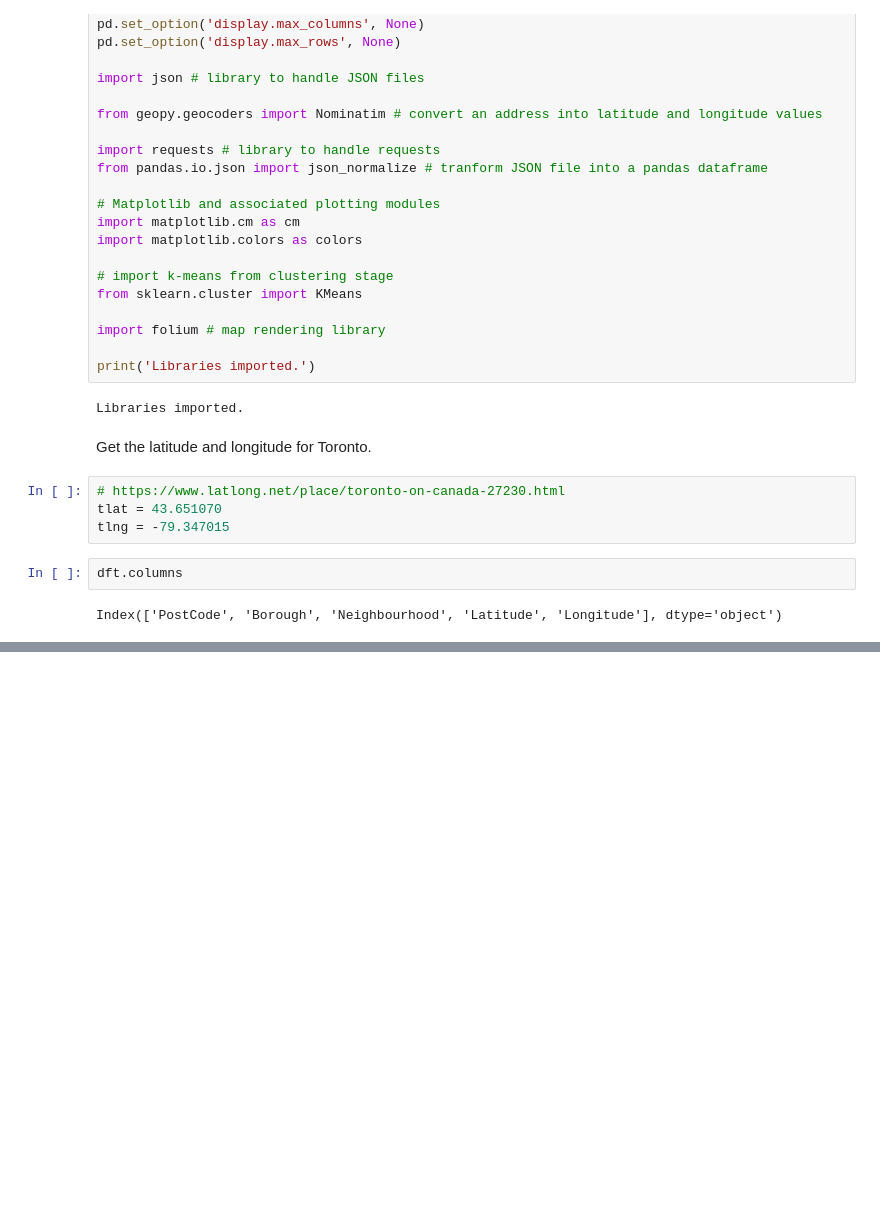
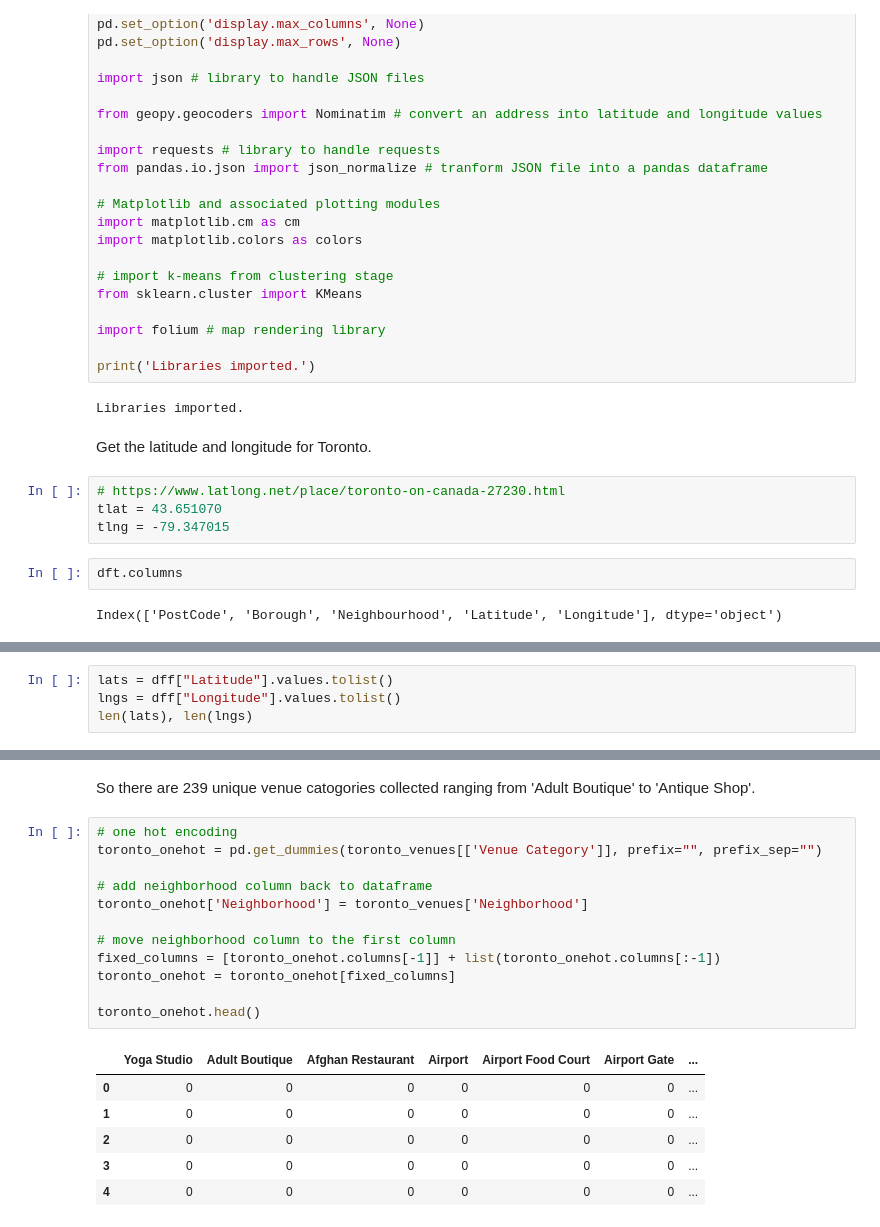
Before and after one commit to simongarisch/Coursera_Capstone, a Jupyter notebook: Segmenting and Clustering Neighborhoods in Toronto.ipynb, the cells around one changed output, grey strips where cells are left out. Cells and saved outputs as stored; diff of their text form; blank space fills up the shorter version.

```diff
--- a/Segmenting and Clustering Neighborhoods in Toronto.ipynb
+++ b/Segmenting and Clustering Neighborhoods in Toronto.ipynb
@@ -270,0 +309,4 @@ map_toronto
+# %%
+lats = dff["Latitude"].values.tolist()
+lngs = dff["Longitude"].values.tolist()
+len(lats), len(lngs)
@@ -270,0 +476,21 @@ map_toronto
+# %% [markdown]
+So there are 239 unique venue catogories collected ranging from 'Adult Boutique' to 'Antique Shop'.
+# %%
+# one hot encoding
+toronto_onehot = pd.get_dummies(toronto_venues[['Venue Category']], prefix="", prefix_sep="")
+
+# add neighborhood column back to dataframe
+toronto_onehot['Neighborhood'] = toronto_venues['Neighborhood']
+
+# move neighborhood column to the first column
+fixed_columns = [toronto_onehot.columns[-1]] + list(toronto_onehot.columns[:-1])
+toronto_onehot = toronto_onehot[fixed_columns]
+
+toronto_onehot.head()
+# %% [output]
+|  | Yoga Studio | Adult Boutique | Afghan Restaurant | Airport | Airport Food Court | Airport Gate | ... |
+| 0 | 0 | 0 | 0 | 0 | 0 | 0 | ... |
+| 1 | 0 | 0 | 0 | 0 | 0 | 0 | ... |
+| 2 | 0 | 0 | 0 | 0 | 0 | 0 | ... |
+| 3 | 0 | 0 | 0 | 0 | 0 | 0 | ... |
+| 4 | 0 | 0 | 0 | 0 | 0 | 0 | ... |
```
Also changed, not shown: parts of 44 cells of this notebook.
